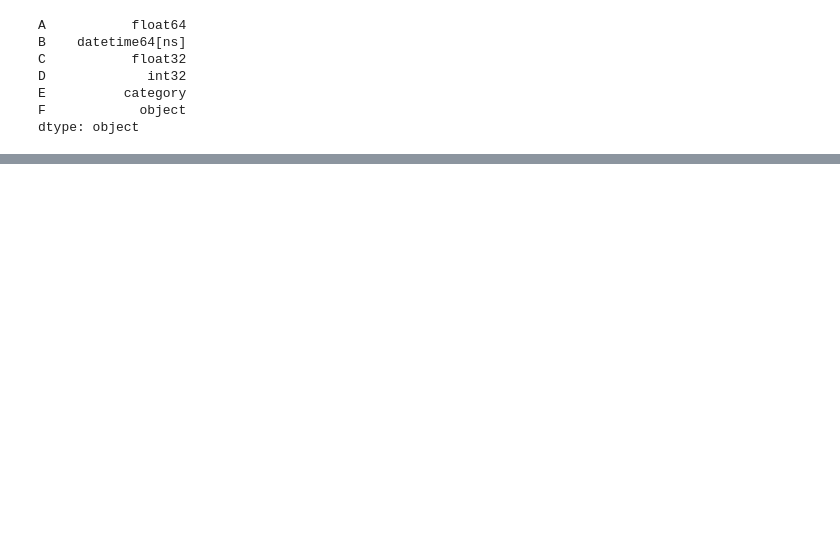
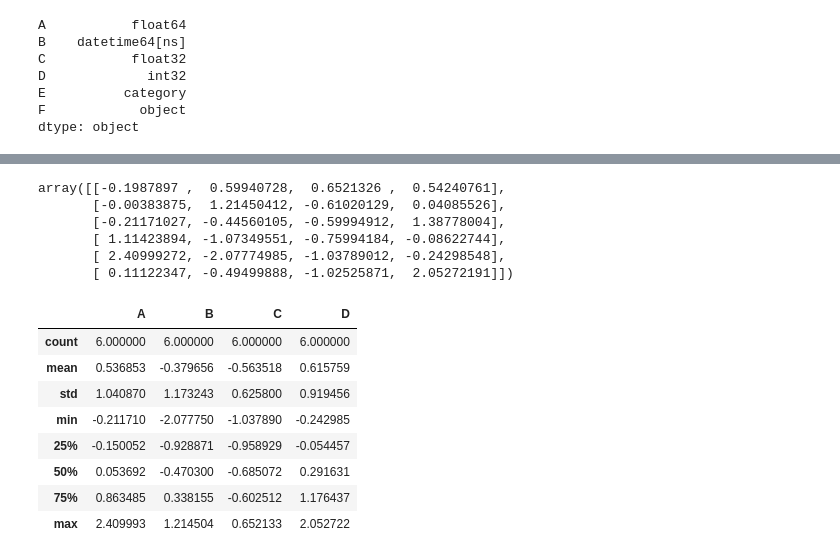
Before and after one commit to LuziaAm/Python, a Jupyter notebook: primeiroPassosPandas.ipynb, the cells around one changed output, grey strips where cells are left out. Saved outputs shown, nothing was run; the diff lists cells and outputs as text; code cells hidden in the pictures; blank space fills up the shorter version.

```diff
--- a/primeiroPassosPandas.ipynb
+++ b/primeiroPassosPandas.ipynb
@@ -63,0 +88,8 @@ dtype: object
+# %%
+dates = pd.date_range("20210101", periods=6)
+
+dates
+
+df = pd.DataFrame(np.random.randn(6, 4), index=dates, columns=list("ABCD"))
+
+df
@@ -63,0 +138,21 @@ dtype: object
+# %%
+df.to_numpy()
+# %% [output]
+array([[-0.1987897 ,  0.59940728,  0.6521326 ,  0.54240761],
+       [-0.00383875,  1.21450412, -0.61020129,  0.04085526],
+       [-0.21171027, -0.44560105, -0.59994912,  1.38778004],
+       [ 1.11423894, -1.07349551, -0.75994184, -0.08622744],
+       [ 2.40999272, -2.07774985, -1.03789012, -0.24298548],
+       [ 0.11122347, -0.49499888, -1.02525871,  2.05272191]])
+# %%
+df.describe()
+# %% [output]
+|  | A | B | C | D |
+| count | 6.000000 | 6.000000 | 6.000000 | 6.000000 |
+| mean | 0.536853 | -0.379656 | -0.563518 | 0.615759 |
+| std | 1.040870 | 1.173243 | 0.625800 | 0.919456 |
+| min | -0.211710 | -2.077750 | -1.037890 | -0.242985 |
+| 25% | -0.150052 | -0.928871 | -0.958929 | -0.054457 |
+| 50% | 0.053692 | -0.470300 | -0.685072 | 0.291631 |
+| 75% | 0.863485 | 0.338155 | -0.602512 | 1.176437 |
+| max | 2.409993 | 1.214504 | 0.652133 | 2.052722 |
```
Also changed, not shown: parts of 14 cells of this notebook.
